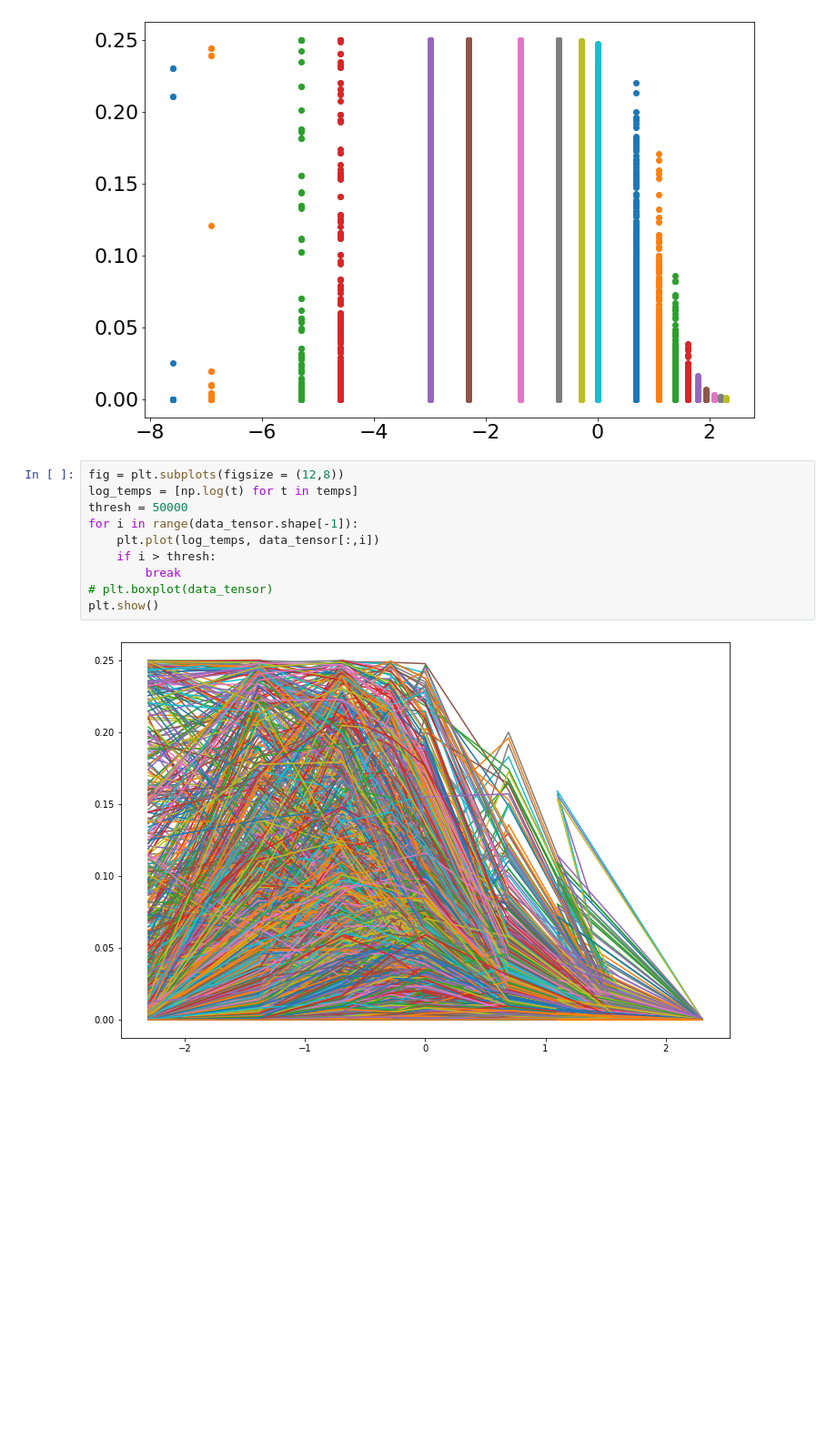
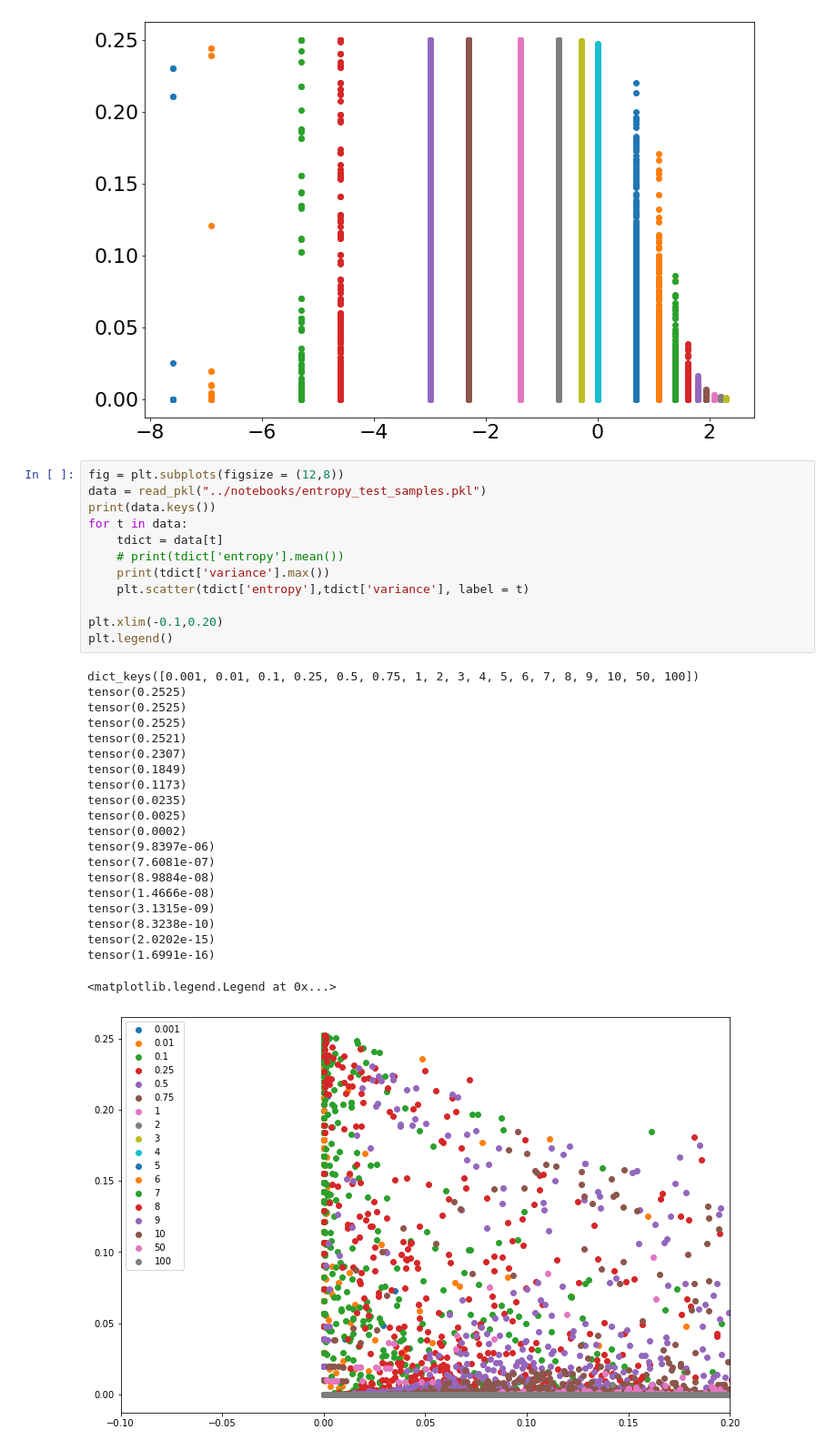
Before and after one commit to vshah99/prob_seq_queries_nnproject, a Jupyter notebook: notebooks/temperature_variance_ablation.ipynb, the cells around one changed output. Shown at 91% size. Saved outputs shown, nothing was run; the diff lists cells and outputs as text; blank space fills up the shorter version.

Commit message:
sample code for entropy that does not work

```diff
--- a/notebooks/temperature_variance_ablation.ipynb
+++ b/notebooks/temperature_variance_ablation.ipynb
@@ -206,13 +241,35 @@ plt.show()
 [figure]
 # %%
 fig = plt.subplots(figsize = (12,8))
-log_temps = [np.log(t) for t in temps]
-thresh = 50000
-for i in range(data_tensor.shape[-1]):
-    plt.plot(log_temps, data_tensor[:,i])
-    if i > thresh:
-        break
-# plt.boxplot(data_tensor)
-plt.show()
+data = read_pkl("../notebooks/entropy_test_samples.pkl")
+print(data.keys())
+for t in data:
+    tdict = data[t]
+    # print(tdict['entropy'].mean())
+    print(tdict['variance'].max())
+    plt.scatter(tdict['entropy'],tdict['variance'], label = t)
+
+plt.xlim(-0.1,0.20)
+plt.legend()
 # %% [output]
+dict_keys([0.001, 0.01, 0.1, 0.25, 0.5, 0.75, 1, 2, 3, 4, 5, 6, 7, 8, 9, 10, 50, 100])
+tensor(0.2525)
+tensor(0.2525)
+tensor(0.2525)
+tensor(0.2521)
+tensor(0.2307)
+tensor(0.1849)
+tensor(0.1173)
+tensor(0.0235)
+tensor(0.0025)
+tensor(0.0002)
+tensor(9.8397e-06)
+tensor(7.6081e-07)
+tensor(8.9884e-08)
+tensor(1.4666e-08)
+tensor(3.1315e-09)
+tensor(8.3238e-10)
+tensor(2.0202e-15)
+tensor(1.6991e-16)
+<matplotlib.legend.Legend at 0x...>
-[figure, old version]
+[figure, new version]
```
Also changed, not shown: parts of 4 cells of this notebook, 6 other files.
